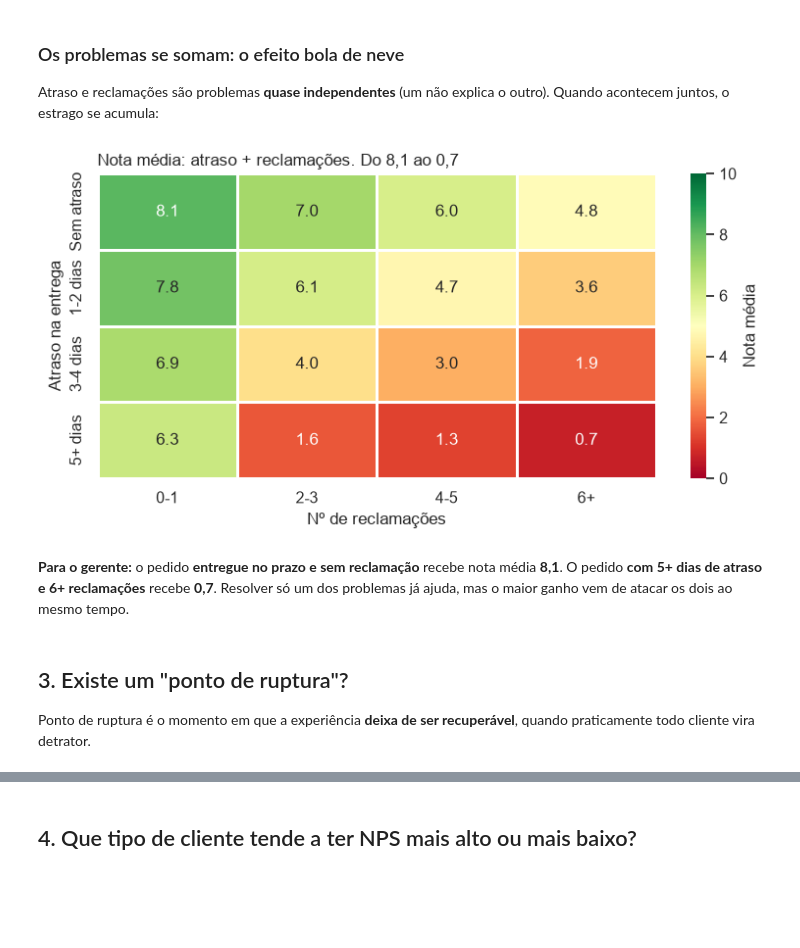
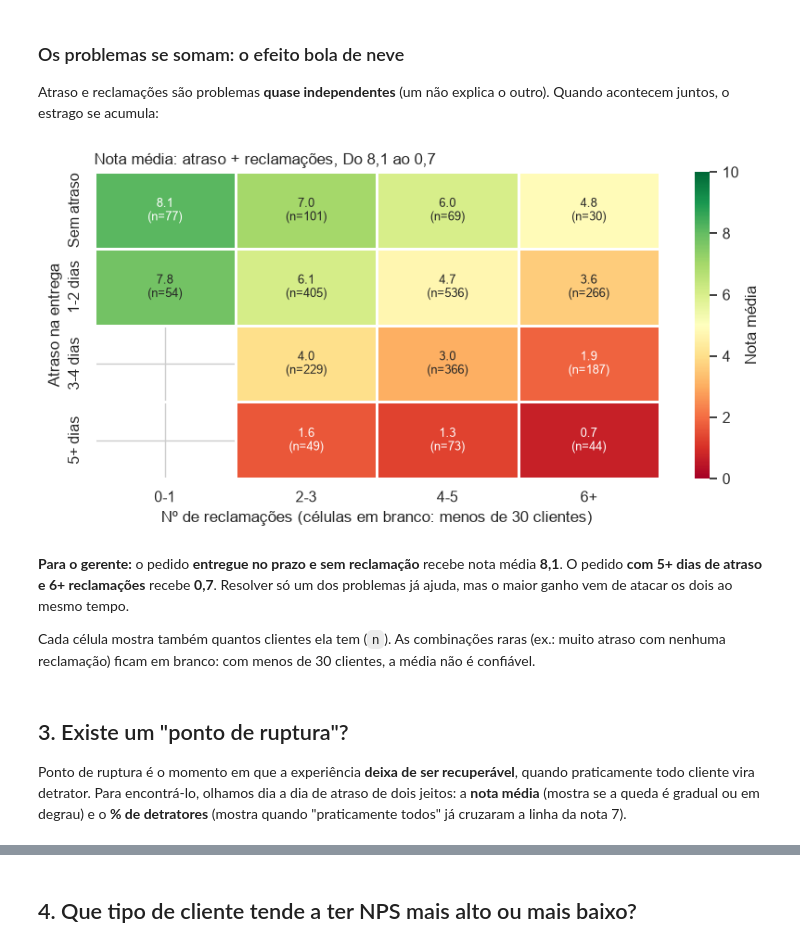
Before and after one commit to CristovaoTorres/techchallenge-fase1-nps, a Jupyter notebook: notebooks/03_eda.ipynb, the cells around one changed output, grey strips where cells are left out. Saved outputs shown, nothing was run; the diff lists cells and outputs as text; code cells hidden in the pictures; blank space fills up the shorter version.

```diff
--- a/notebooks/03_eda.ipynb
+++ b/notebooks/03_eda.ipynb
@@ -216,15 +307,7 @@ plt.show()
 
 Olhamos agora o **% de detratores** em cada situação: a cada 100 clientes naquela situação, quantos saem insatisfeitos.
 # %%
-df["faixa_reclamacoes"] = pd.cut(
-    df["complaints_count"], bins=[-1, 1, 3, 5, np.inf], labels=["0-1", "2-3", "4-5", "6+"]
-)
-df["faixa_resolucao"] = pd.cut(
-    df["resolution_time_days"],
-    bins=[-1, 3, 7, np.inf],
-    labels=["Até 3 dias", "4-7 dias", "8+ dias"],
-)
-
+# As faixas de reclamações e de resolução já vêm da base tratada (src/preparacao.py, FAIXAS)
 paineis = [
     ("faixa_atraso", "Atraso na entrega"),
     ("faixa_reclamacoes", "Nº de reclamações"),
@@ -235,7 +318,9 @@ paineis = [
 fig, eixos = plt.subplots(1, 4, figsize=(16, 4.3), sharey=True)
 for eixo, (coluna, titulo) in zip(eixos, paineis):
     tabela = resumo_por_grupo(coluna)
-    cores = [COR_DESTAQUE if p >= 90 else COR_BASE for p in tabela["pct_detratores"]]
+    cores = [
+        COR_DESTAQUE if p >= PCT_DETRATORES_CRITICO else COR_BASE for p in tabela["pct_detratores"]
+    ]
     barras = eixo.bar(tabela.index.astype(str), tabela["pct_detratores"], color=cores)
     eixo.bar_label(
         barras, labels=[f"{v:.0f}%" for v in tabela["pct_detratores"]], fontweight="bold"
@@ -299,30 +384,45 @@ Atraso e reclamações são problemas **quase independentes** (um não explica o
 # %%
 mapa_combinado = pd.crosstab(
     df["faixa_atraso"], df["faixa_reclamacoes"], values=df["nps_score"], aggfunc="mean"
 )
+clientes_por_celula = pd.crosstab(df["faixa_atraso"], df["faixa_reclamacoes"])
 
-fig, ax = plt.subplots(figsize=(8, 4.2))
+# Células com poucos clientes não são mostradas: a média de 1 ou 13 pessoas não é confiável
+poucos_clientes = clientes_por_celula < N_MINIMO_CELULA
+mapa_confiavel = mapa_combinado.where(~poucos_clientes)
+rotulos = mapa_combinado.round(1).astype(str) + "\n(n=" + clientes_por_celula.astype(str) + ")"
+
+fig, ax = plt.subplots(figsize=(8.5, 4.4))
 sns.heatmap(
-    mapa_combinado,
-    annot=True,
-    fmt=".1f",
+    mapa_confiavel,
+    annot=rotulos,
+    fmt="",
+    mask=poucos_clientes,
     cmap="RdYlGn",
     vmin=0,
     vmax=10,
     cbar_kws={"label": "Nota média"},
     linewidths=1,
+    annot_kws={"fontsize": 9},
     ax=ax,
 )
-ax.set_title("Nota média: atraso + reclamações. Do 8,1 ao 0,7", loc="left", fontsize=12)
-ax.set_xlabel("Nº de reclamações")
+ax.set_title(
+    f"Nota média: atraso + reclamações. Do {mapa_confiavel.max().max():.1f} "
+    f"ao {mapa_confiavel.min().min():.1f}".replace(".", ","),
+    loc="left",
+    fontsize=12,
+)
+ax.set_xlabel(f"Nº de reclamações (células em branco: menos de {N_MINIMO_CELULA} clientes)")
 ax.set_ylabel("Atraso na entrega")
 salvar_figura("03_05_efeito_combinado.png")
 plt.show()
 # %% [output]
-[figure, old version]
+[figure, new version]
 # %% [markdown]
 **Para o gerente:** o pedido **entregue no prazo e sem reclamação** recebe nota média **8,1**. O pedido **com 5+ dias de atraso e 6+ reclamações** recebe **0,7**. Resolver só um dos problemas já ajuda, mas o maior ganho vem de atacar os dois ao mesmo tempo.
+
+Cada célula mostra também quantos clientes ela tem (`n`). As combinações raras (ex.: muito atraso com nenhuma reclamação) ficam em branco: com menos de 30 clientes, a média não é confiável.
 # %% [markdown]
 ## 3. Existe um "ponto de ruptura"?
 
-Ponto de ruptura é o momento em que a experiência **deixa de ser recuperável**, quando praticamente todo cliente vira detrator.
+Ponto de ruptura é o momento em que a experiência **deixa de ser recuperável**, quando praticamente todo cliente vira detrator. Para encontrá-lo, olhamos dia a dia de atraso de dois jeitos: a **nota média** (mostra se a queda é gradual ou em degrau) e o **% de detratores** (mostra quando "praticamente todos" já cruzaram a linha da nota 7).
```
Also changed, not shown: parts of 26 cells of this notebook, 14 other files.
